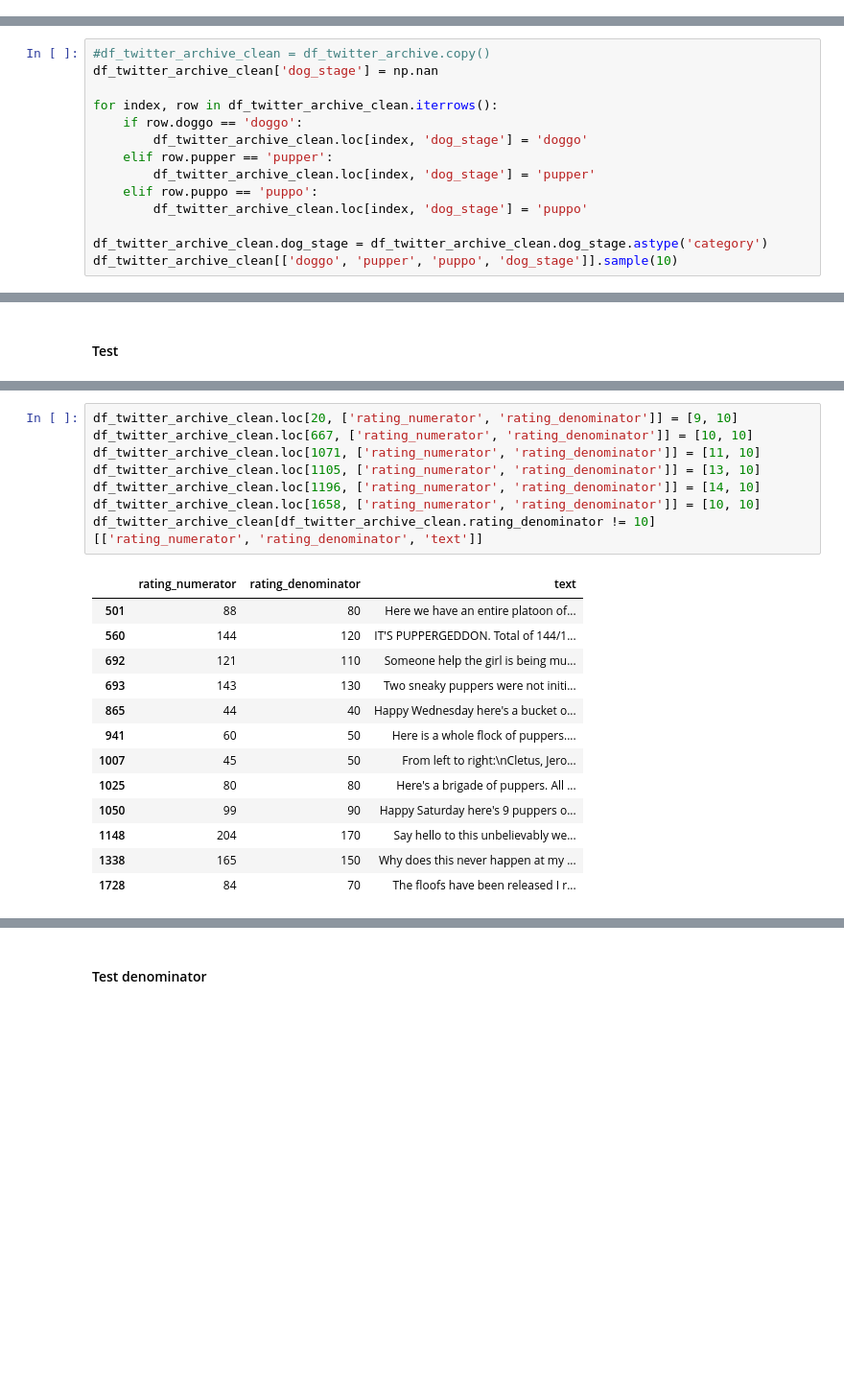
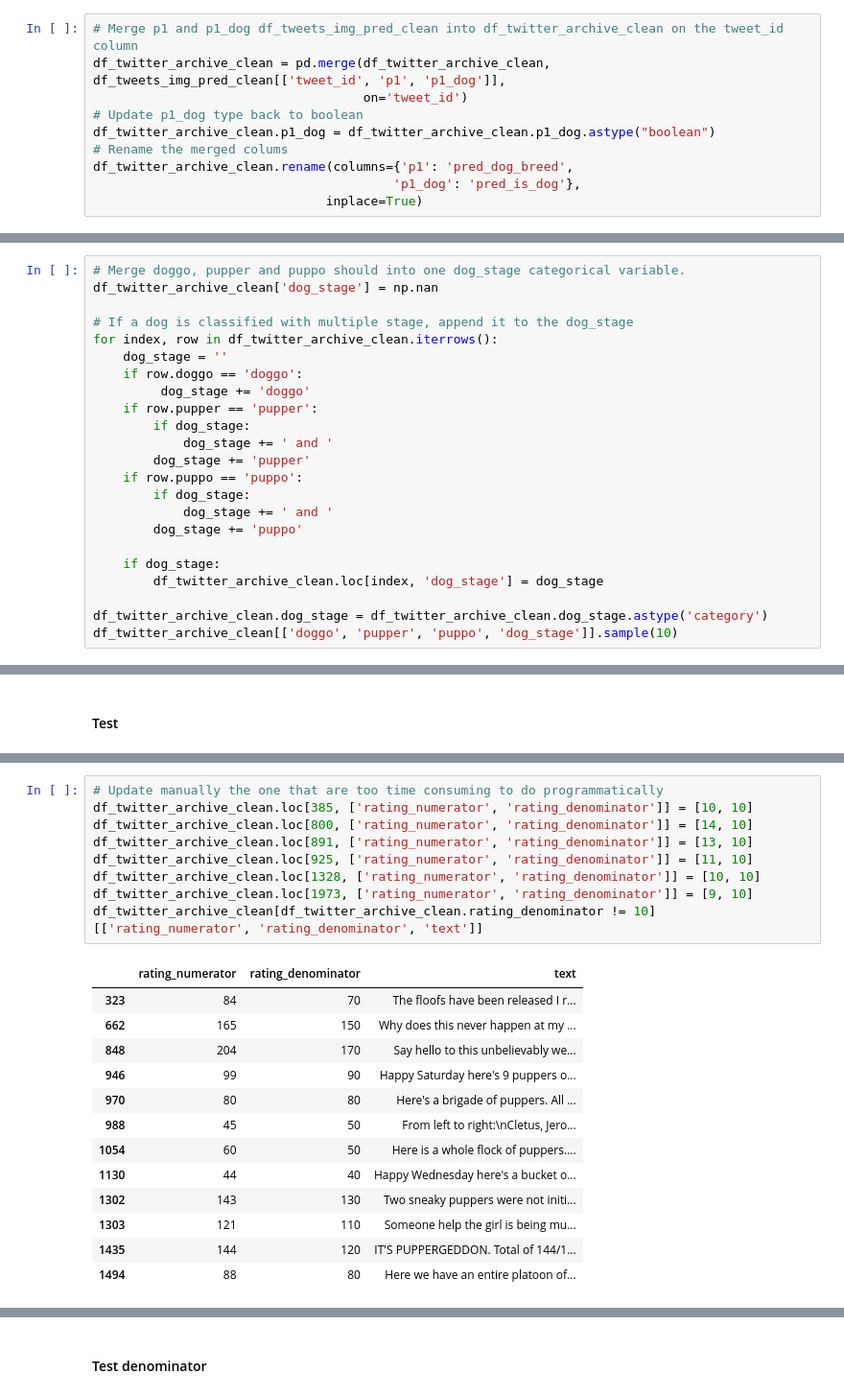
Before and after one commit to Simonmaignan/udacity-data-analysis, a Jupyter notebook: project-wrangle-tweets/wrangle_act.ipynb, the cells around one changed output, grey strips where cells are left out. Shown at 96% size. Cells and saved outputs as stored; diff of their text form; blank space fills up the shorter version.

Commit message:
Retweets removed from DF. Merge from the 2 DF is now perfom with the intersection of the indexes. Minor improvement. Reports updated

```diff
--- a/project-wrangle-tweets/wrangle_act.ipynb
+++ b/project-wrangle-tweets/wrangle_act.ipynb
@@ -450,0 +447,10 @@ memory usage: 348.5+ KB
+# %%
+# Merge p1 and p1_dog df_tweets_img_pred_clean into df_twitter_archive_clean on the tweet_id column
+df_twitter_archive_clean = pd.merge(df_twitter_archive_clean, df_tweets_img_pred_clean[['tweet_id', 'p1', 'p1_dog']],
+                                    on='tweet_id')
+# Update p1_dog type back to boolean
+df_twitter_archive_clean.p1_dog = df_twitter_archive_clean.p1_dog.astype("boolean")
+# Rename the merged colums
+df_twitter_archive_clean.rename(columns={'p1': 'pred_dog_breed',
+                                        'p1_dog': 'pred_is_dog'},
+                               inplace=True)
@@ -456,15 +484,24 @@ Merge doggo, flooter, pupper and puppo should into one dog_stage categorical var
 #### Code
 # %%
-#df_twitter_archive_clean = df_twitter_archive.copy()
+# Merge doggo, pupper and puppo should into one dog_stage categorical variable.
 df_twitter_archive_clean['dog_stage'] = np.nan
 
+# If a dog is classified with multiple stage, append it to the dog_stage
 for index, row in df_twitter_archive_clean.iterrows():
+    dog_stage = ''
     if row.doggo == 'doggo':
-        df_twitter_archive_clean.loc[index, 'dog_stage'] = 'doggo'
-    elif row.pupper == 'pupper':
-        df_twitter_archive_clean.loc[index, 'dog_stage'] = 'pupper'
-    elif row.puppo == 'puppo':
-        df_twitter_archive_clean.loc[index, 'dog_stage'] = 'puppo'
+         dog_stage += 'doggo'
+    if row.pupper == 'pupper':
+        if dog_stage:
+            dog_stage += ' and '
+        dog_stage += 'pupper'
+    if row.puppo == 'puppo':
+        if dog_stage:
+            dog_stage += ' and '
+        dog_stage += 'puppo'
+
+    if dog_stage:
+        df_twitter_archive_clean.loc[index, 'dog_stage'] = dog_stage
 
 df_twitter_archive_clean.dog_stage = df_twitter_archive_clean.dog_stage.astype('category')
 df_twitter_archive_clean[['doggo', 'pupper', 'puppo', 'dog_stage']].sample(10)
@@ -587,25 +628,26 @@ df_twitter_archive_clean[df_twitter_archive_clean.rating_denominator != 10][['ra
 # %%
-df_twitter_archive_clean.loc[20, ['rating_numerator', 'rating_denominator']] = [9, 10]
-df_twitter_archive_clean.loc[667, ['rating_numerator', 'rating_denominator']] = [10, 10]
-df_twitter_archive_clean.loc[1071, ['rating_numerator', 'rating_denominator']] = [11, 10]
-df_twitter_archive_clean.loc[1105, ['rating_numerator', 'rating_denominator']] = [13, 10]
-df_twitter_archive_clean.loc[1196, ['rating_numerator', 'rating_denominator']] = [14, 10]
-df_twitter_archive_clean.loc[1658, ['rating_numerator', 'rating_denominator']] = [10, 10]
+# Update manually the one that are too time consuming to do programmatically
+df_twitter_archive_clean.loc[385, ['rating_numerator', 'rating_denominator']] = [10, 10]
+df_twitter_archive_clean.loc[800, ['rating_numerator', 'rating_denominator']] = [14, 10]
+df_twitter_archive_clean.loc[891, ['rating_numerator', 'rating_denominator']] = [13, 10]
+df_twitter_archive_clean.loc[925, ['rating_numerator', 'rating_denominator']] = [11, 10]
+df_twitter_archive_clean.loc[1328, ['rating_numerator', 'rating_denominator']] = [10, 10]
+df_twitter_archive_clean.loc[1973, ['rating_numerator', 'rating_denominator']] = [9, 10]
 df_twitter_archive_clean[df_twitter_archive_clean.rating_denominator != 10][['rating_numerator', 'rating_denominator', 'text']]
 # %% [output]
 |  | rating_numerator | rating_denominator | text |
-| 501 | 88 | 80 | Here we have an entire platoon of... |
-| 560 | 144 | 120 | IT'S PUPPERGEDDON. Total of 144/1... |
-| 692 | 121 | 110 | Someone help the girl is being mu... |
-| 693 | 143 | 130 | Two sneaky puppers were not initi... |
-| 865 | 44 | 40 | Happy Wednesday here's a bucket o... |
-| 941 | 60 | 50 | Here is a whole flock of puppers.... |
-| 1007 | 45 | 50 | From left to right:\nCletus, Jero... |
-| 1025 | 80 | 80 | Here's a brigade of puppers. All ... |
-| 1050 | 99 | 90 | Happy Saturday here's 9 puppers o... |
-| 1148 | 204 | 170 | Say hello to this unbelievably we... |
-| 1338 | 165 | 150 | Why does this never happen at my ... |
-| 1728 | 84 | 70 | The floofs have been released I r... |
+| 323 | 84 | 70 | The floofs have been released I r... |
+| 662 | 165 | 150 | Why does this never happen at my ... |
+| 848 | 204 | 170 | Say hello to this unbelievably we... |
+| 946 | 99 | 90 | Happy Saturday here's 9 puppers o... |
+| 970 | 80 | 80 | Here's a brigade of puppers. All ... |
+| 988 | 45 | 50 | From left to right:\nCletus, Jero... |
+| 1054 | 60 | 50 | Here is a whole flock of puppers.... |
+| 1130 | 44 | 40 | Happy Wednesday here's a bucket o... |
+| 1302 | 143 | 130 | Two sneaky puppers were not initi... |
+| 1303 | 121 | 110 | Someone help the girl is being mu... |
+| 1435 | 144 | 120 | IT'S PUPPERGEDDON. Total of 144/1... |
+| 1494 | 88 | 80 | Here we have an entire platoon of... |
 # %%
 def update_wrong_denominator(tweet):
     if tweet.rating_denominator != 10:
```
Also changed, not shown: parts of 63 cells of this notebook, 3 other files.
